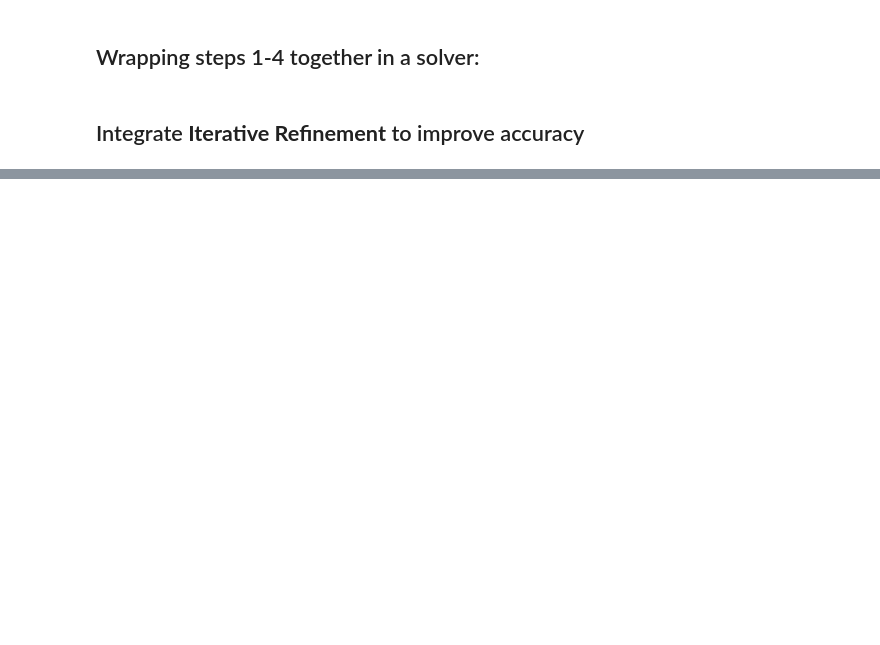
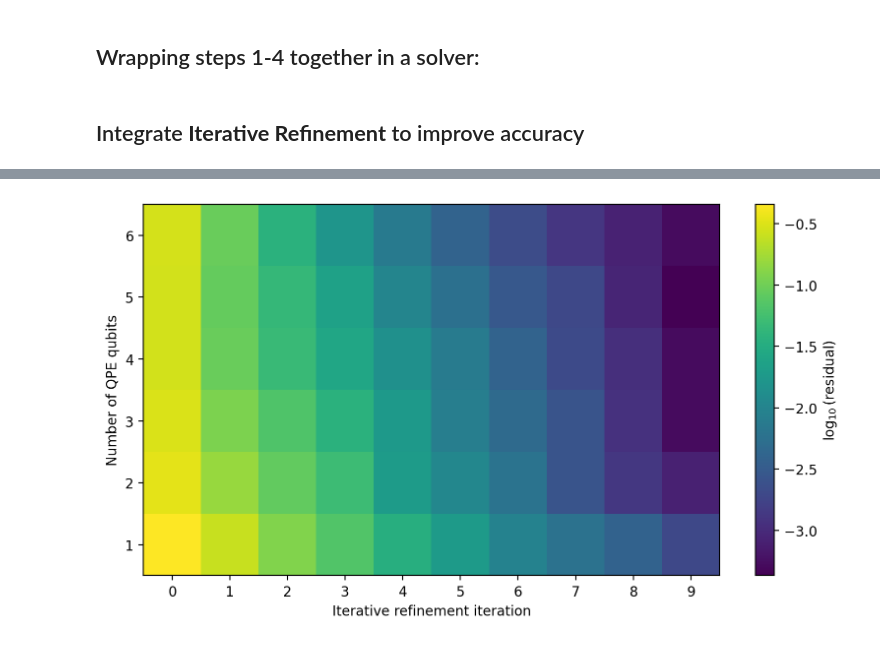
Before and after one commit to QCOL-LU/QLSAs, a Jupyter notebook: examples/demo.ipynb, the cells around one changed output, grey strips where cells are left out. Cells and saved outputs as stored; diff of their text form; code cells hidden in the pictures; blank space fills up the shorter version.

```diff
--- a/examples/demo.ipynb
+++ b/examples/demo.ipynb
@@ -202,0 +269,25 @@ IR Iteration: 10
+# %%
+fig, ax = plt.subplots(figsize=(8, 4.5))
+im = ax.imshow(
+    log_residuals,
+    origin="lower",
+    aspect="auto",
+    cmap="viridis",
+    interpolation="nearest",
+)
+
+ax.set_xlabel("Iterative refinement iteration")
+ax.set_ylabel("Number of QPE qubits")
+
+ax.set_xticks(np.arange(iterations))
+ax.set_yticks(np.arange(max_qpe_qubits))
+ax.set_yticklabels(np.arange(1, max_qpe_qubits + 1))
+
+cbar = fig.colorbar(im, ax=ax)
+cbar.set_label(r"$\log_{10}(\mathrm{residual})$")
+# cbar.set_label(r"$\mathrm{residual}$")
+
+plt.tight_layout()
+plt.show()
+# %% [output]
+[figure, added]
```
Also changed, not shown: parts of 10 cells of this notebook, 3 other files.
